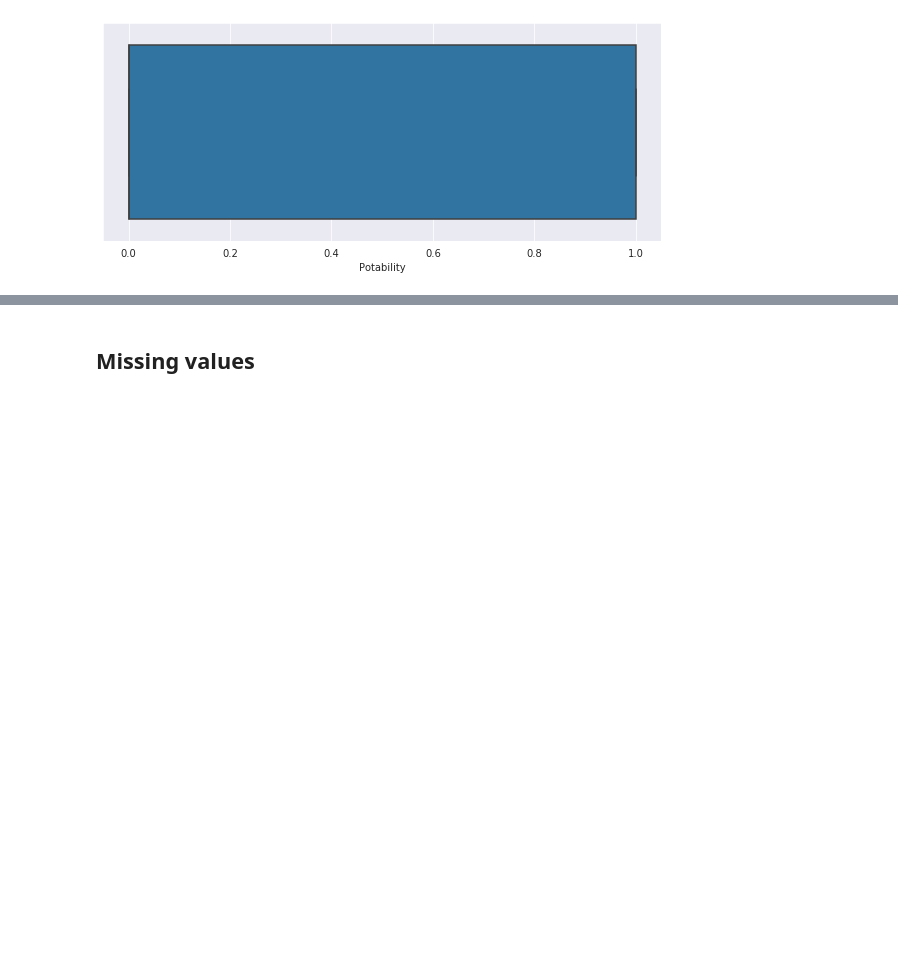
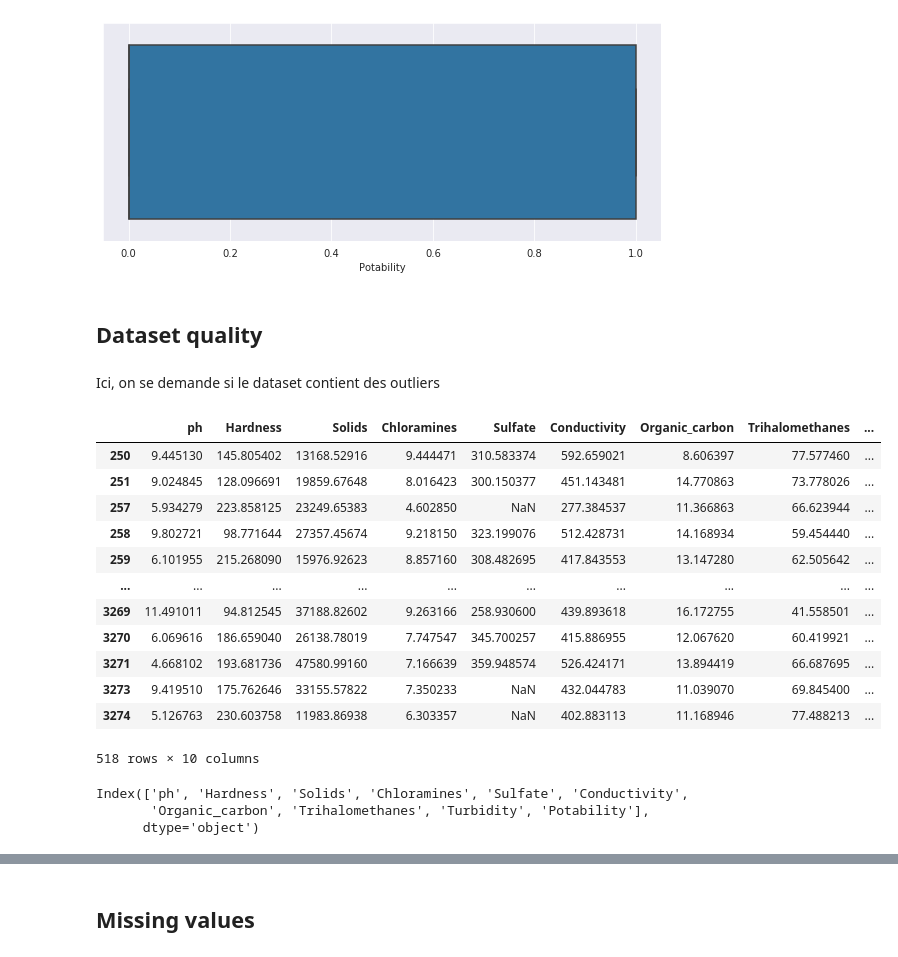
Before and after one commit to NathanGPS/ApprAuto, a Jupyter notebook: drinkable_water.ipynb, the cells around one changed output, grey strips where cells are left out. Saved outputs shown, nothing was run; the diff lists cells and outputs as text; code cells hidden in the pictures; blank space fills up the shorter version.

```diff
--- a/drinkable_water.ipynb
+++ b/drinkable_water.ipynb
@@ -167,3 +167,30 @@ for column in df.columns:
 [figure]
 [figure]
 [figure]
+# %% [markdown]
+## Dataset quality
+# %% [markdown]
+Ici, on se demande si le dataset contient des outliers
+# %%
+#ph inadmissible
+df[((df["ph"] < 6.5) | (df["ph"] > 8.5)) & (df["Potability"] == 1) ]
+# %% [output]
+|  | ph | Hardness | Solids | Chloramines | Sulfate | Conductivity | Organic_carbon | Trihalomethanes | ... |
+| 250 | 9.445130 | 145.805402 | 13168.52916 | 9.444471 | 310.583374 | 592.659021 | 8.606397 | 77.577460 | ... |
+| 251 | 9.024845 | 128.096691 | 19859.67648 | 8.016423 | 300.150377 | 451.143481 | 14.770863 | 73.778026 | ... |
+| 257 | 5.934279 | 223.858125 | 23249.65383 | 4.602850 | NaN | 277.384537 | 11.366863 | 66.623944 | ... |
+| 258 | 9.802721 | 98.771644 | 27357.45674 | 9.218150 | 323.199076 | 512.428731 | 14.168934 | 59.454440 | ... |
+| 259 | 6.101955 | 215.268090 | 15976.92623 | 8.857160 | 308.482695 | 417.843553 | 13.147280 | 62.505642 | ... |
+| ... | ... | ... | ... | ... | ... | ... | ... | ... | ... |
+| 3269 | 11.491011 | 94.812545 | 37188.82602 | 9.263166 | 258.930600 | 439.893618 | 16.172755 | 41.558501 | ... |
+| 3270 | 6.069616 | 186.659040 | 26138.78019 | 7.747547 | 345.700257 | 415.886955 | 12.067620 | 60.419921 | ... |
+| 3271 | 4.668102 | 193.681736 | 47580.99160 | 7.166639 | 359.948574 | 526.424171 | 13.894419 | 66.687695 | ... |
+| 3273 | 9.419510 | 175.762646 | 33155.57822 | 7.350233 | NaN | 432.044783 | 11.039070 | 69.845400 | ... |
+| 3274 | 5.126763 | 230.603758 | 11983.86938 | 6.303357 | NaN | 402.883113 | 11.168946 | 77.488213 | ... |
+518 rows × 10 columns
+# %%
+df.columns
+# %% [output]
+Index(['ph', 'Hardness', 'Solids', 'Chloramines', 'Sulfate', 'Conductivity',
+       'Organic_carbon', 'Trihalomethanes', 'Turbidity', 'Potability'],
+      dtype='object')
```
Also changed, not shown: parts of 33 cells of this notebook.
